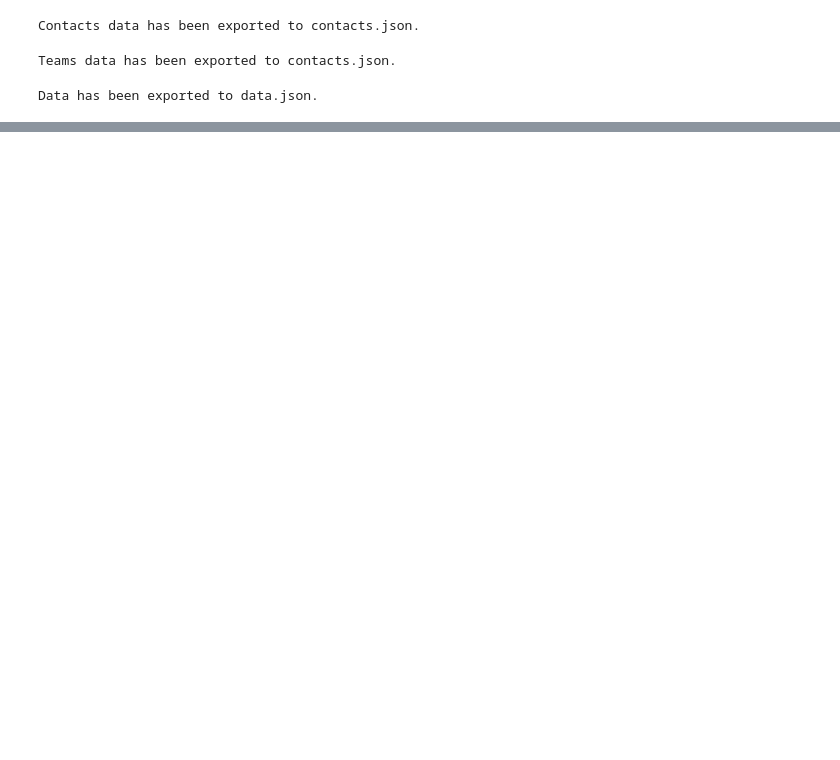
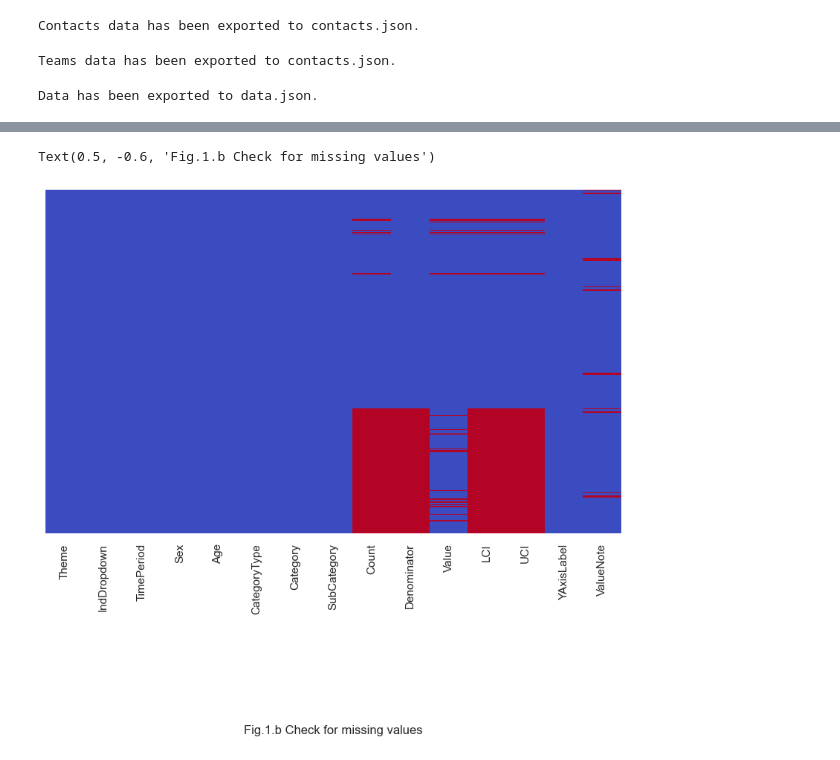
Before and after one commit to ayor213/react_dashboard, a Jupyter notebook: randon.ipynb, the cells around one changed output, grey strips where cells are left out. Saved outputs shown, nothing was run; the diff lists cells and outputs as text; code cells hidden in the pictures; blank space fills up the shorter version.

```diff
--- a/randon.ipynb
+++ b/randon.ipynb
@@ -133,3 +189,13 @@ with open("date.json", "w") as json_file:
 print("Data has been exported to data.json.")
 # %% [output]
 Data has been exported to data.json.
+# %%
+import pandas as pd
+import matplotlib.pyplot as plt
+from matplotlib.figure import Figure
+from matplotlib import style
+import matplotlib.dates as mdates
+from datetime import datetime
+import seaborn as sns
+sns.set(style="white", color_codes=True)
+df= pd.read_csv("admissions.csv")
@@ -135,0 +213,11 @@ Data has been exported to data.json.
+# %%
+#Heatmap to show th distrubution of missing values
+plt.figure(figsize= (10,6))
+sns.heatmap(df.isnull(),
+            yticklabels =False,
+            cbar= False,
+            cmap= "coolwarm")
+plt.title("Fig.1.b Check for missing values", y=-.6)
+# %% [output]
+Text(0.5, -0.6, 'Fig.1.b Check for missing values')
+[figure, added]
```
Also changed, not shown: parts of 26 cells of this notebook, 25 other files.
